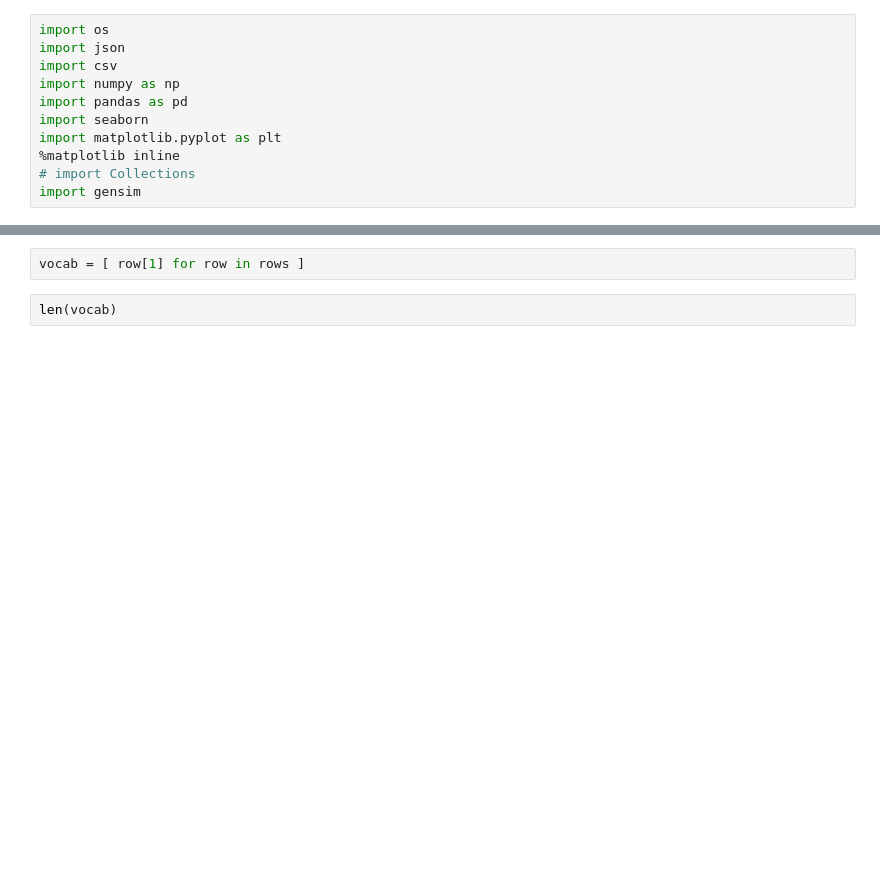
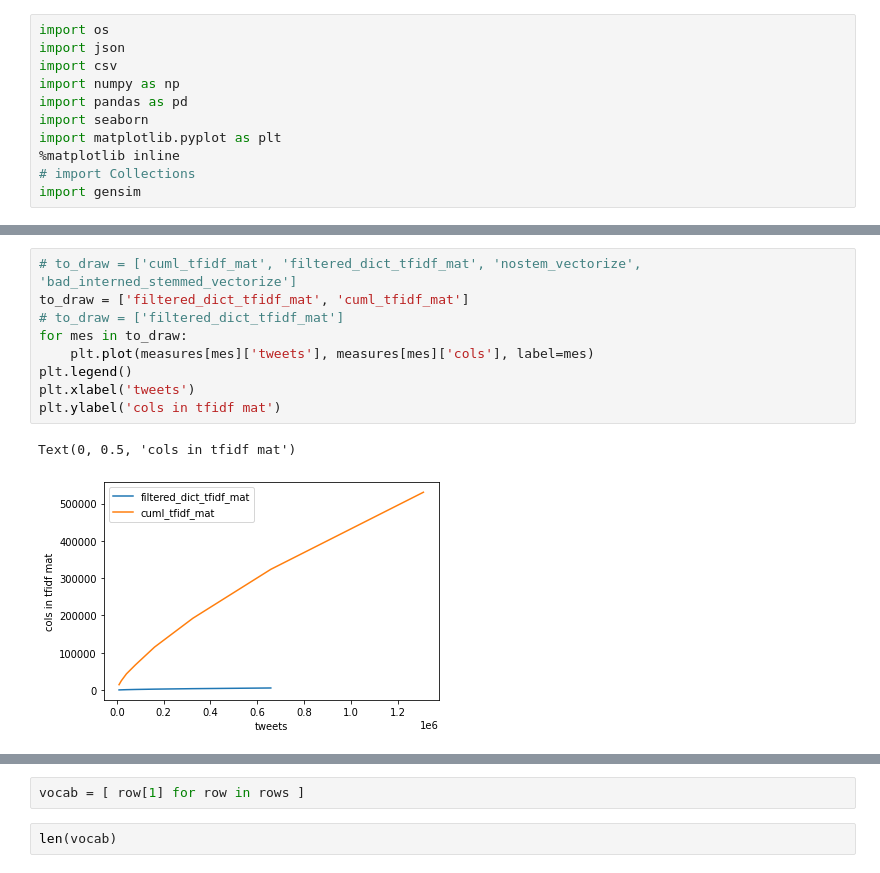
Before and after one commit to AdrienSF/twitter-analysis, a Jupyter notebook: vis/complexity_vis.ipynb, the cells around one changed output, grey strips where cells are left out. Drawn from its saved outputs; the diff is of its cells as text; blank space fills up the shorter version.

```diff
--- a/vis/complexity_vis.ipynb
+++ b/vis/complexity_vis.ipynb
@@ -23,0 +27,12 @@ plt.ylabel('bytes')
+# %%
+# to_draw = ['cuml_tfidf_mat', 'filtered_dict_tfidf_mat', 'nostem_vectorize', 'bad_interned_stemmed_vectorize']
+to_draw = ['filtered_dict_tfidf_mat', 'cuml_tfidf_mat']
+# to_draw = ['filtered_dict_tfidf_mat']
+for mes in to_draw:
+    plt.plot(measures[mes]['tweets'], measures[mes]['cols'], label=mes)
+plt.legend()
+plt.xlabel('tweets')
+plt.ylabel('cols in tfidf mat')
+# %% [output]
+Text(0, 0.5, 'cols in tfidf mat')
+[figure, added]
```
Also changed, not shown: parts of 11 cells of this notebook, 7 other files.
